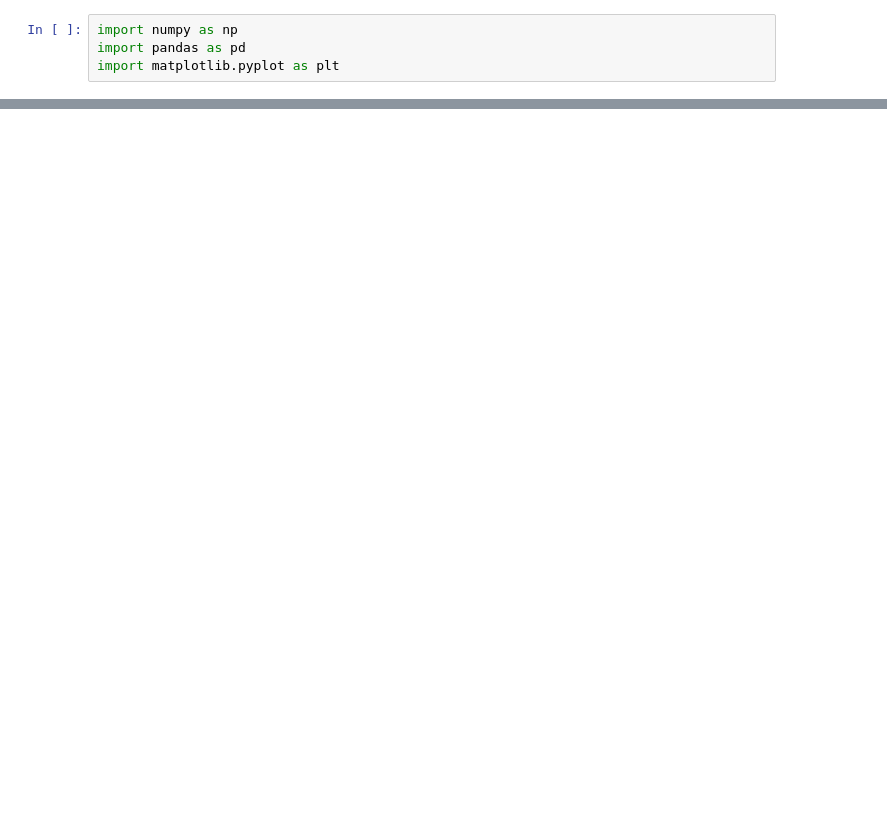
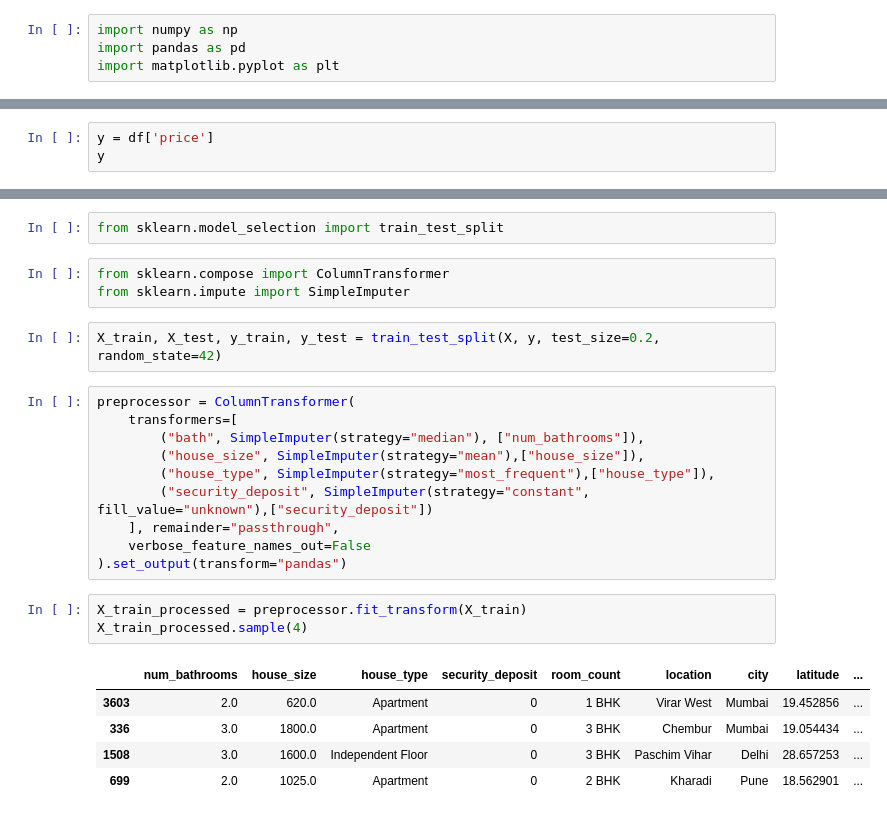
Before and after one commit to HiveCase/DA4001-AI, a Jupyter notebook: Assignments/Week2/Week2_Q6to10.ipynb, the cells around one changed output, grey strips where cells are left out. Cells and saved outputs as stored; diff of their text form; blank space fills up the shorter version.

```diff
--- a/Assignments/Week2/Week2_Q6to10.ipynb
+++ b/Assignments/Week2/Week2_Q6to10.ipynb
@@ -16,0 +66,3 @@ df.sample(5)
+# %%
+y = df['price']
+y
@@ -16,0 +84,26 @@ df.sample(5)
+# %%
+from sklearn.model_selection import train_test_split
+# %%
+from sklearn.compose import ColumnTransformer
+from sklearn.impute import SimpleImputer
+# %%
+X_train, X_test, y_train, y_test = train_test_split(X, y, test_size=0.2, random_state=42)
+# %%
+preprocessor = ColumnTransformer(
+    transformers=[
+        ("bath", SimpleImputer(strategy="median"), ["num_bathrooms"]),
+        ("house_size", SimpleImputer(strategy="mean"),["house_size"]),
+        ("house_type", SimpleImputer(strategy="most_frequent"),["house_type"]),
+        ("security_deposit", SimpleImputer(strategy="constant", fill_value="unknown"),["security_deposit"])
+    ], remainder="passthrough",
+    verbose_feature_names_out=False
+).set_output(transform="pandas")
+# %%
+X_train_processed = preprocessor.fit_transform(X_train)
+X_train_processed.sample(4)
+# %% [output]
+|  | num_bathrooms | house_size | house_type | security_deposit | room_count | location | city | latitude | ... |
+| 3603 | 2.0 | 620.0 | Apartment | 0 | 1 BHK | Virar West | Mumbai | 19.452856 | ... |
+| 336 | 3.0 | 1800.0 | Apartment | 0 | 3 BHK | Chembur | Mumbai | 19.054434 | ... |
+| 1508 | 3.0 | 1600.0 | Independent Floor | 0 | 3 BHK | Paschim Vihar | Delhi | 28.657253 | ... |
+| 699 | 2.0 | 1025.0 | Apartment | 0 | 2 BHK | Kharadi | Pune | 18.562901 | ... |
```
Also changed, not shown: parts of 35 cells of this notebook.
